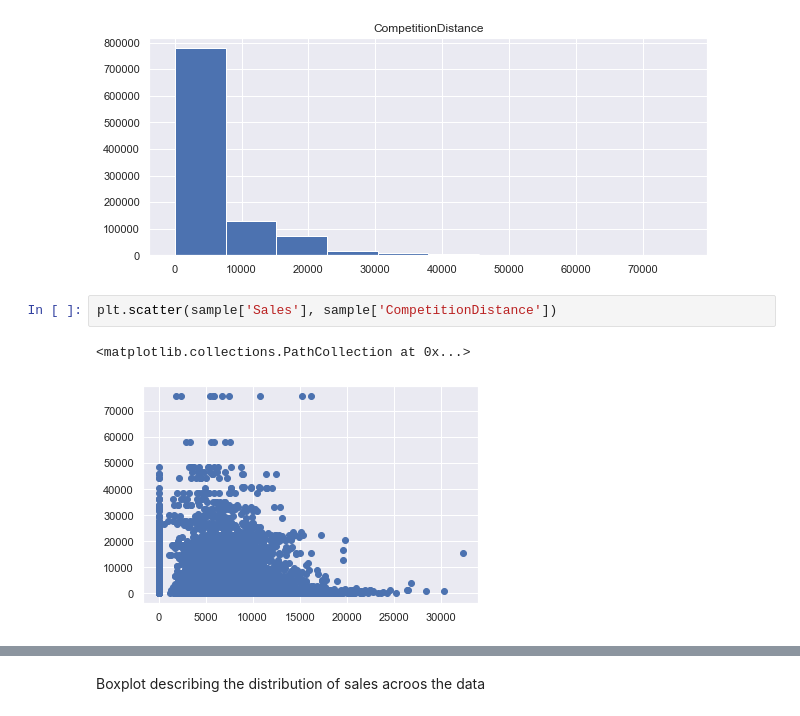
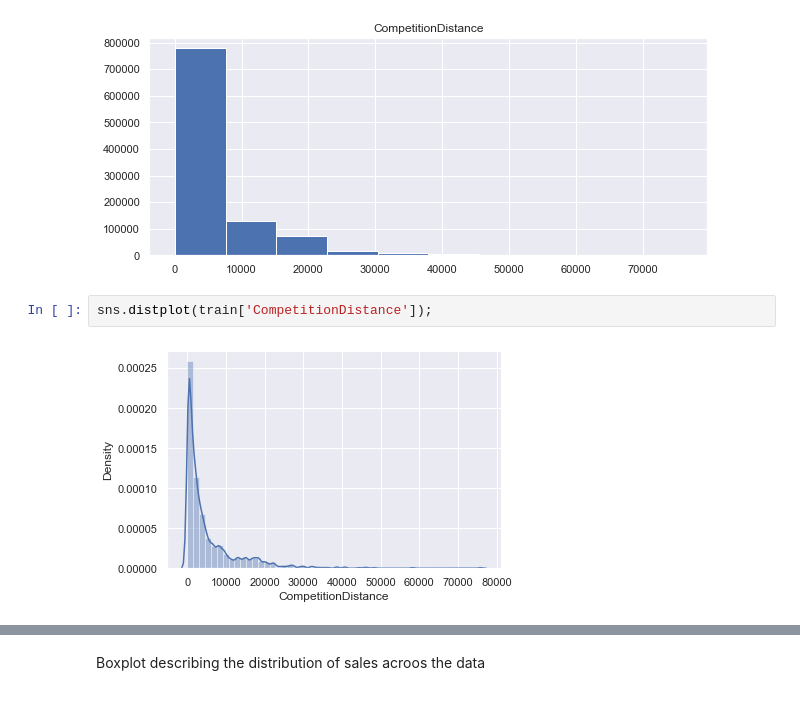
Before and after one commit to SamDewriter/PharmaceuticalSales-Prediction, a Jupyter notebook: Week_3.ipynb, the cells around one changed output, grey strips where cells are left out. Saved outputs shown, nothing was run; the diff lists cells and outputs as text.

```diff
--- a/Week_3.ipynb
+++ b/Week_3.ipynb
@@ -747,8 +771,7 @@ feature = ['CompetitionDistance']
 train[feature].hist(figsize=(10, 4));
 # %% [output]
 [figure]
-# %%
-plt.scatter(sample['Sales'], sample['CompetitionDistance'])
-# %% [output]
-<matplotlib.collections.PathCollection at 0x...>
-[figure, removed]
+# %%
+sns.distplot(train['CompetitionDistance']);
+# %% [output]
+[figure, added]
```
Also changed, not shown: parts of 43 cells of this notebook, 2 other files.
